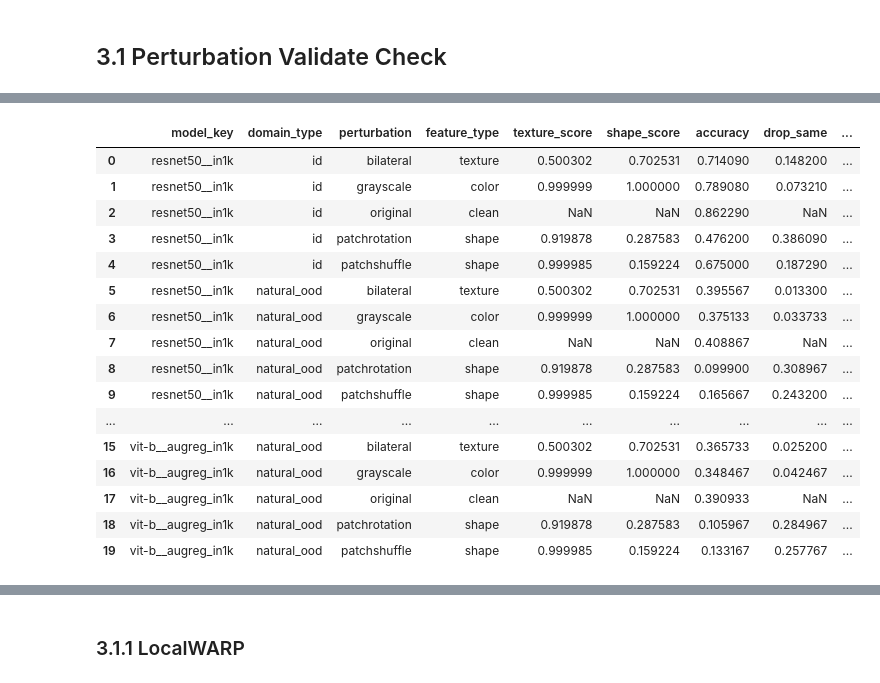
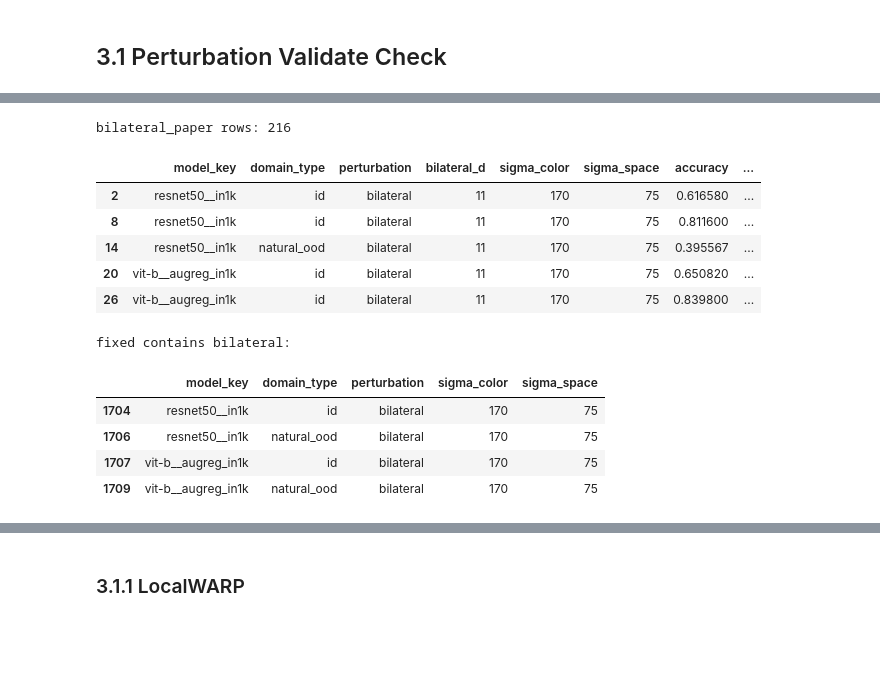
Before and after one commit to sdsdsdsdaf/Feature-Reliance, a Jupyter notebook: results_analysis.ipynb, the cells around one changed output, grey strips where cells are left out. Drawn from its saved outputs; the diff is of its cells as text; code cells hidden in the pictures; blank space fills up the shorter version.

```diff
--- a/results_analysis.ipynb
+++ b/results_analysis.ipynb
@@ -702,31 +818,62 @@ dtype: int64
 # %%
-fixed_df = master_df[master_df["is_localwarp"] == False]
+fixed_df = master_df[master_df["is_sweep"] == False].copy()
+
+# 2. 논문 bilateral setting
+bilateral_paper = master_df[
+    (master_df["perturbation"] == "bilateral") &
+    (master_df["bilateral_d"] == 11) &
+    (master_df["sigma_color"] == 170) &
+    (master_df["sigma_space"] == 75)
+].copy()
+
+print("bilateral_paper rows:", len(bilateral_paper))
+display(bilateral_paper[[
+    "model_key", "domain_type", "perturbation",
+    "bilateral_d", "sigma_color", "sigma_space",
+    "accuracy", "relative_accuracy", "texture_score", "shape_score"
+]].head())
+
+# 3. fixed에 추가
+fixed_df = pd.concat([fixed_df, bilateral_paper], ignore_index=True)
+
+print("fixed contains bilateral:")
+display(
+    fixed_df[fixed_df["perturbation"] == "bilateral"][
+        ["model_key", "domain_type", "perturbation", "sigma_color", "sigma_space"]
+    ].drop_duplicates()
+)
 
 fixed_summary = (
     fixed_df
     .groupby(["model_key", "domain_type", "perturbation", "feature_type"])[
-        ["texture_score", "shape_score", "accuracy", "drop_same", "drop_id", "js", "cka", "relative_accuracy", "feature_reliance"]
+        [
+            "texture_score",
+            "shape_score",
+            "accuracy",
+            "drop_same",
+            "drop_id",
+            "js",
+            "cka",
+            "relative_accuracy",
+            "feature_reliance",
+        ]
     ]
     .mean()
     .reset_index()
 )
 
 display(fixed_summary)
 # %% [output]
+bilateral_paper rows: 216
-|  | model_key | domain_type | perturbation | feature_type | texture_score | shape_score | accuracy | drop_same | ... |
-| 0 | resnet50__in1k | id | bilateral | texture | 0.500302 | 0.702531 | 0.714090 | 0.148200 | ... |
-| 1 | resnet50__in1k | id | grayscale | color | 0.999999 | 1.000000 | 0.789080 | 0.073210 | ... |
-| 2 | resnet50__in1k | id | original | clean | NaN | NaN | 0.862290 | NaN | ... |
-| 3 | resnet50__in1k | id | patchrotation | shape | 0.919878 | 0.287583 | 0.476200 | 0.386090 | ... |
-| 4 | resnet50__in1k | id | patchshuffle | shape | 0.999985 | 0.159224 | 0.675000 | 0.187290 | ... |
-| 5 | resnet50__in1k | natural_ood | bilateral | texture | 0.500302 | 0.702531 | 0.395567 | 0.013300 | ... |
-| 6 | resnet50__in1k | natural_ood | grayscale | color | 0.999999 | 1.000000 | 0.375133 | 0.033733 | ... |
-| 7 | resnet50__in1k | natural_ood | original | clean | NaN | NaN | 0.408867 | NaN | ... |
-| 8 | resnet50__in1k | natural_ood | patchrotation | shape | 0.919878 | 0.287583 | 0.099900 | 0.308967 | ... |
-| 9 | resnet50__in1k | natural_ood | patchshuffle | shape | 0.999985 | 0.159224 | 0.165667 | 0.243200 | ... |
-| ... | ... | ... | ... | ... | ... | ... | ... | ... | ... |
-| 15 | vit-b__augreg_in1k | natural_ood | bilateral | texture | 0.500302 | 0.702531 | 0.365733 | 0.025200 | ... |
-| 16 | vit-b__augreg_in1k | natural_ood | grayscale | color | 0.999999 | 1.000000 | 0.348467 | 0.042467 | ... |
-| 17 | vit-b__augreg_in1k | natural_ood | original | clean | NaN | NaN | 0.390933 | NaN | ... |
-| 18 | vit-b__augreg_in1k | natural_ood | patchrotation | shape | 0.919878 | 0.287583 | 0.105967 | 0.284967 | ... |
-| 19 | vit-b__augreg_in1k | natural_ood | patchshuffle | shape | 0.999985 | 0.159224 | 0.133167 | 0.257767 | ... |
+|  | model_key | domain_type | perturbation | bilateral_d | sigma_color | sigma_space | accuracy | ... |
+| 2 | resnet50__in1k | id | bilateral | 11 | 170 | 75 | 0.616580 | ... |
+| 8 | resnet50__in1k | id | bilateral | 11 | 170 | 75 | 0.811600 | ... |
+| 14 | resnet50__in1k | natural_ood | bilateral | 11 | 170 | 75 | 0.395567 | ... |
+| 20 | vit-b__augreg_in1k | id | bilateral | 11 | 170 | 75 | 0.650820 | ... |
+| 26 | vit-b__augreg_in1k | id | bilateral | 11 | 170 | 75 | 0.839800 | ... |
+fixed contains bilateral:
+|  | model_key | domain_type | perturbation | sigma_color | sigma_space |
+| 1704 | resnet50__in1k | id | bilateral | 170 | 75 |
+| 1706 | resnet50__in1k | natural_ood | bilateral | 170 | 75 |
+| 1707 | vit-b__augreg_in1k | id | bilateral | 170 | 75 |
+| 1709 | vit-b__augreg_in1k | natural_ood | bilateral | 170 | 75 |
```
Also changed, not shown: parts of 29 cells of this notebook, 5 other files.
